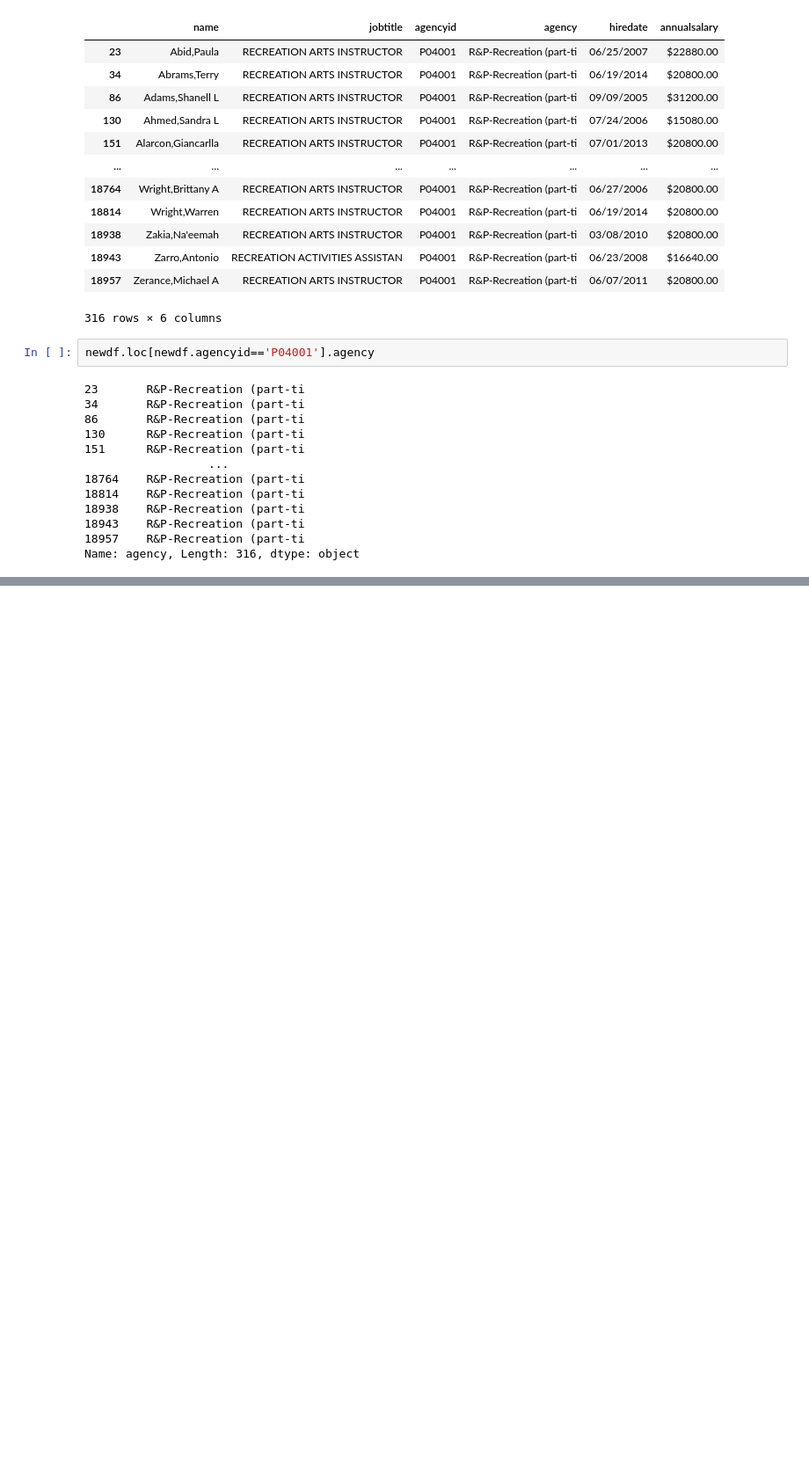
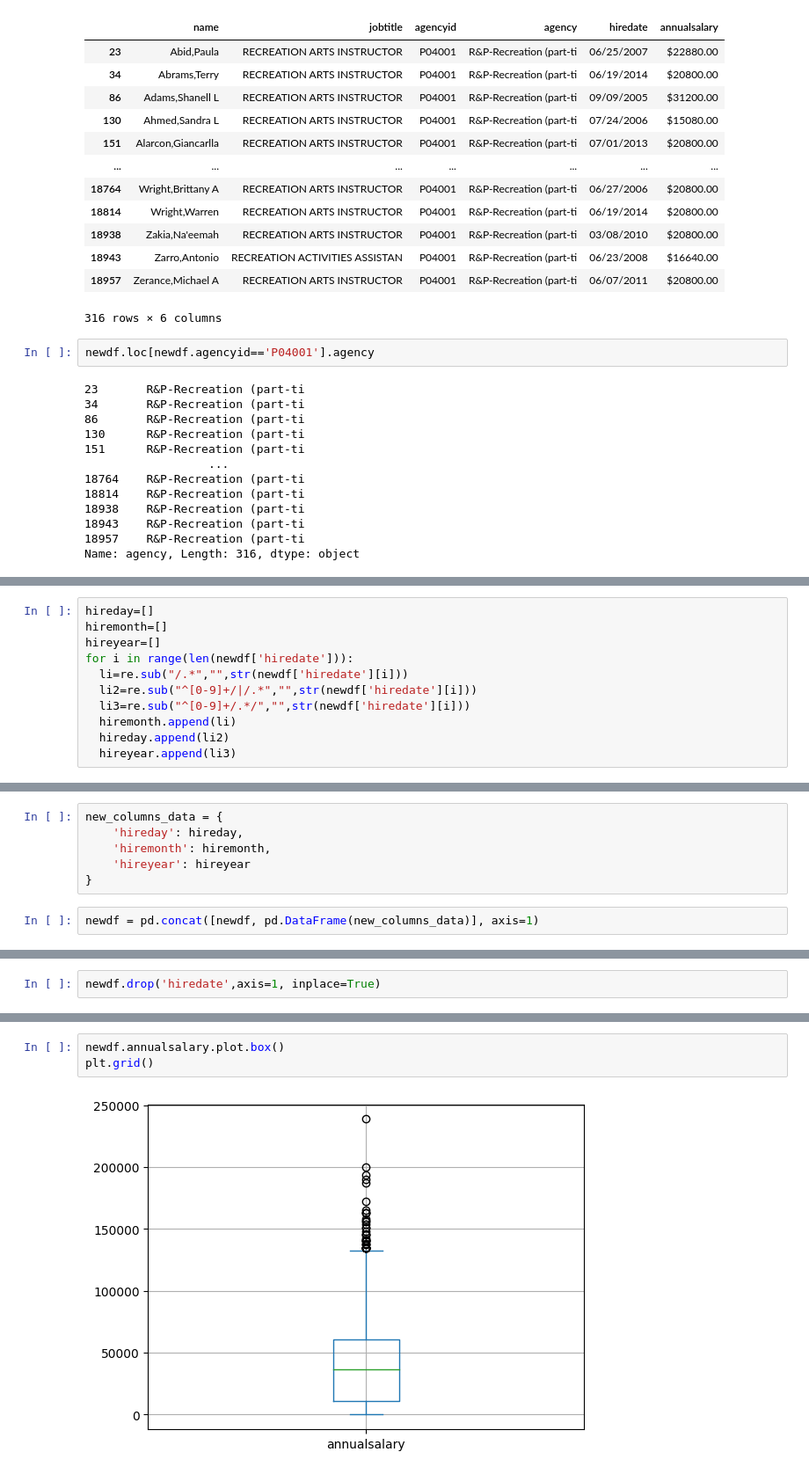
Before and after one commit to sujataprasad01/ML-Predicting-the-Baltimore-Salary-SVR-, a Jupyter notebook: Predicting_the_Baltimore_Salary(SVR).ipynb, the cells around one changed output, grey strips where cells are left out. Shown at 88% size. Drawn from its saved outputs; the diff is of its cells as text; blank space fills up the shorter version.

```diff
--- a/Predicting_the_Baltimore_Salary(SVR).ipynb
+++ b/Predicting_the_Baltimore_Salary(SVR).ipynb
@@ -19167,0 +19238,11 @@ Name: agency, Length: 316, dtype: object
+# %%
+hireday=[]
+hiremonth=[]
+hireyear=[]
+for i in range(len(newdf['hiredate'])):
+  li=re.sub("/.*","",str(newdf['hiredate'][i]))
+  li2=re.sub("^[0-9]+/|/.*","",str(newdf['hiredate'][i]))
+  li3=re.sub("^[0-9]+/.*/","",str(newdf['hiredate'][i]))
+  hiremonth.append(li)
+  hireday.append(li2)
+  hireyear.append(li3)
@@ -19167,0 +19309,8 @@ Name: agency, Length: 316, dtype: object
+# %%
+new_columns_data = {
+    'hireday': hireday,
+    'hiremonth': hiremonth,
+    'hireyear': hireyear
+}
+# %%
+newdf = pd.concat([newdf, pd.DataFrame(new_columns_data)], axis=1)
@@ -19167,0 +19333,2 @@ Name: agency, Length: 316, dtype: object
+# %%
+newdf.drop('hiredate',axis=1, inplace=True)
@@ -19167,0 +19351,5 @@ Name: agency, Length: 316, dtype: object
+# %%
+newdf.annualsalary.plot.box()
+plt.grid()
+# %% [output]
+[figure, added]
```
Also changed, not shown: parts of 20 cells of this notebook.
